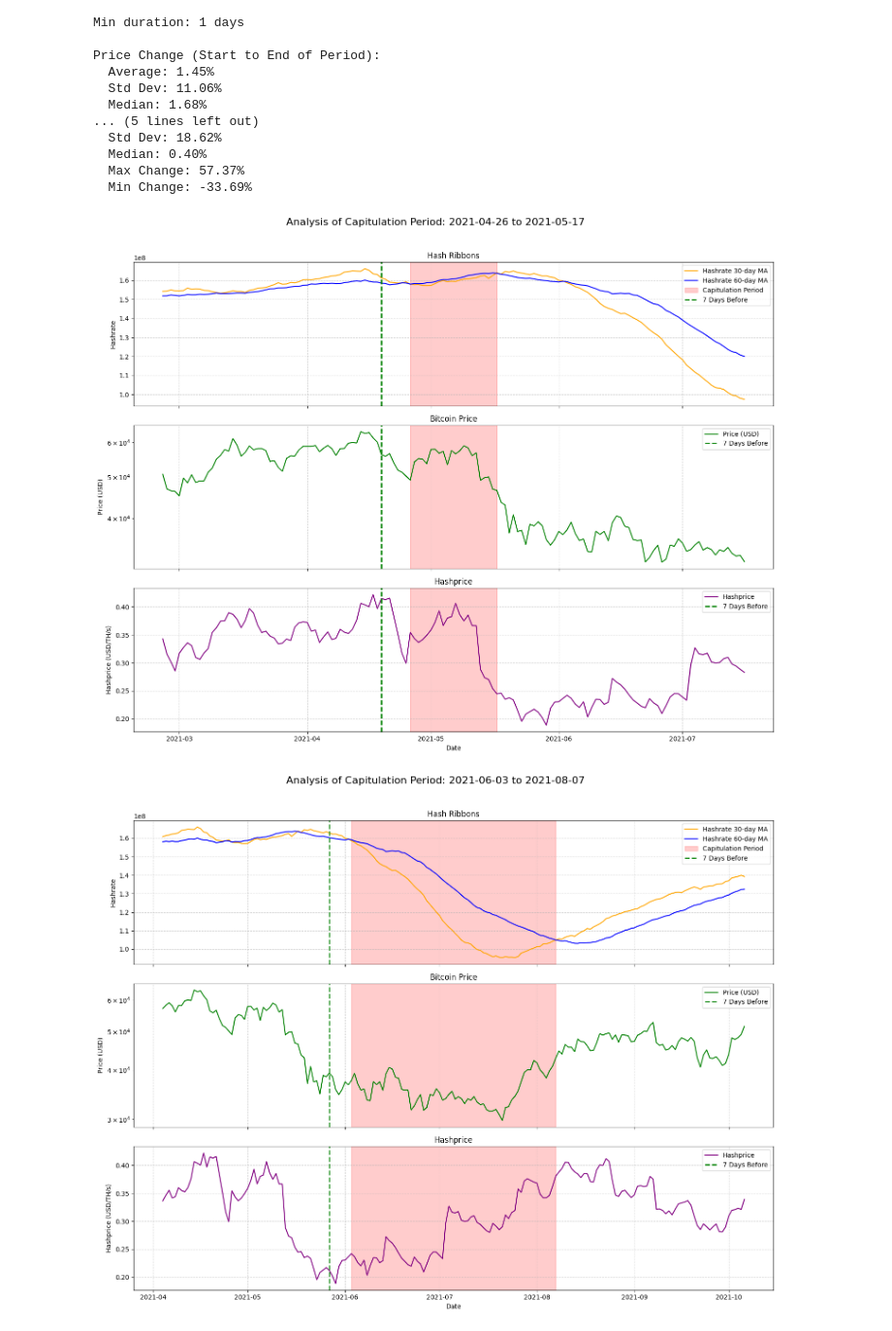
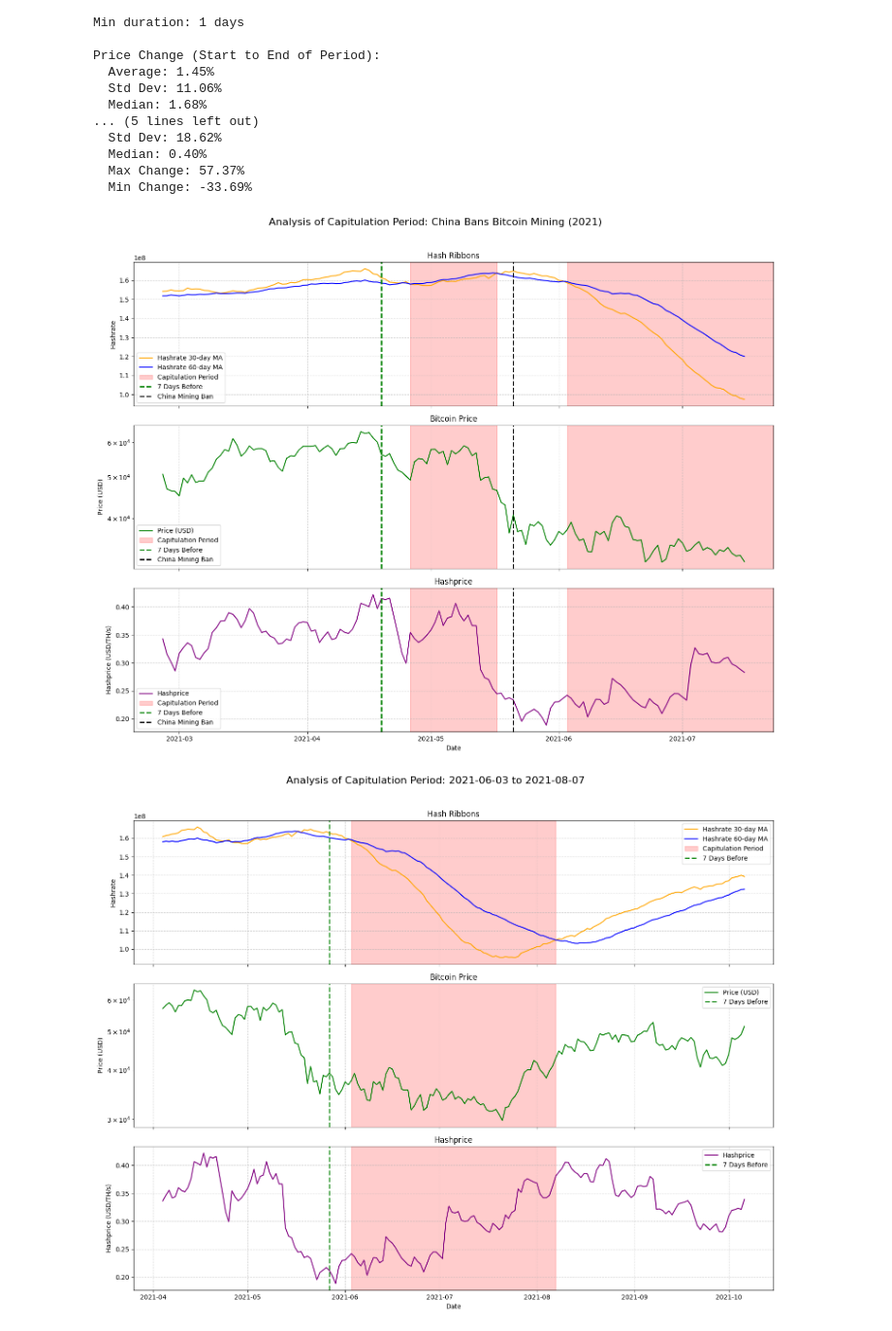
Before and after one commit to eduardocis/Bitcoin_Capitulation_NN_Predictor, a Jupyter notebook: code.ipynb, the cells around one changed output. Shown: that part at 97% size. Drawn from its saved outputs; the diff is of its cells as text; code cells hidden in the pictures.

Commit message:
China mining ban example

```diff
--- a/code.ipynb
+++ b/code.ipynb
@@ -240,6 +240,9 @@ Price Change (Start to End of Period):
 # %%
 start_viz_str = '2021-04-26'
 end_viz_str = '2021-05-17'
+second_viz_str = '2021-06-03'
+second_end_viz_str = '2021-08-07'
+
 start_viz = pd.to_datetime(start_viz_str)
 end_viz = pd.to_datetime(end_viz_str)
 
@@ -249,46 +252,53 @@ if start_viz in df.index and end_viz in df.index:
 
     # Calculate 7 days before start
     seven_days_before = start_viz - pd.Timedelta(days=7)
+    china_ban_date = pd.to_datetime('2021-05-21')
 
     fig, axes = plt.subplots(3, 1, figsize=(15, 12), sharex=True)
-    fig.suptitle(f'Analysis of Capitulation Period: {start_viz.date()} to {end_viz.date()}', fontsize=16)
+    fig.suptitle(f'Analysis of Capitulation Period: China Bans Bitcoin Mining (2021)', fontsize=16)
 
     # Plot hashrate and MAs
     axes[0].plot(sample_period.index, sample_period['hashrate_ma30'], label='Hashrate 30-day MA', color='orange')
     axes[0].plot(sample_period.index, sample_period['hashrate_ma60'], label='Hashrate 60-day MA', color='blue')
     axes[0].axvspan(start_viz, end_viz, color='red', alpha=0.2, label='Capitulation Period')
+    axes[0].axvspan(second_viz_str, second_end_viz_str, color='red', alpha=0.2)
     axes[0].axvline(seven_days_before, color='green', linestyle='--', linewidth=2, label='7 Days Before')
+    axes[0].axvline(china_ban_date, color='black', linestyle='--', linewidth=2, label='China Mining Ban')
     axes[0].set_title("Hash Ribbons")
     axes[0].set_ylabel("Hashrate")
     axes[0].legend()
     axes[0].grid(True, linestyle='--', alpha=0.6)
 
     # Plot price
     axes[1].plot(sample_period.index, sample_period['price'], label='Price (USD)', color='green')
-    axes[1].axvspan(start_viz, end_viz, color='red', alpha=0.2)
+    axes[1].axvspan(start_viz, end_viz, color='red', alpha=0.2, label='Capitulation Period')
+    axes[1].axvspan(second_viz_str, second_end_viz_str, color='red', alpha=0.2)
     axes[1].axvline(seven_days_before, color='green', linestyle='--', linewidth=2, label='7 Days Before')
+    axes[1].axvline(china_ban_date, color='black', linestyle='--', linewidth=2, label='China Mining Ban')
     axes[1].set_title("Bitcoin Price")
     axes[1].set_ylabel("Price (USD)")
     axes[1].legend()
     axes[1].grid(True, linestyle='--', alpha=0.6)
     axes[1].set_yscale('log')
 
     # Plot hashprice
     axes[2].plot(sample_period.index, sample_period['hashprice'], label='Hashprice', color='purple')
-    axes[2].axvspan(start_viz, end_viz, color='red', alpha=0.2)
+    axes[2].axvspan(start_viz, end_viz, color='red', alpha=0.2, label='Capitulation Period')
+    axes[2].axvspan(second_viz_str, second_end_viz_str, color='red', alpha=0.2)
     axes[2].axvline(seven_days_before, color='green', linestyle='--', linewidth=2, label='7 Days Before')
+    axes[2].axvline(china_ban_date, color='black', linestyle='--', linewidth=2, label='China Mining Ban')
     axes[2].set_title("Hashprice")
     axes[2].set_ylabel("Hashprice (USD/TH/s)")
     axes[2].legend()
     axes[2].grid(True, linestyle='--', alpha=0.6)
 
     plt.xlabel("Date")
     plt.tight_layout(rect=[0, 0, 1, 0.96])
     plt.show()
 else:
     print(f"Could not find the specified visualization period ({start_viz_str} to {end_viz_str}) in the data.")
 # %% [output]
-[figure, old version]
+[figure, new version]
 # %%
 start_viz_str = '2021-06-03'
 end_viz_str = '2021-08-07'
```
Also changed, not shown: 1 other file.
